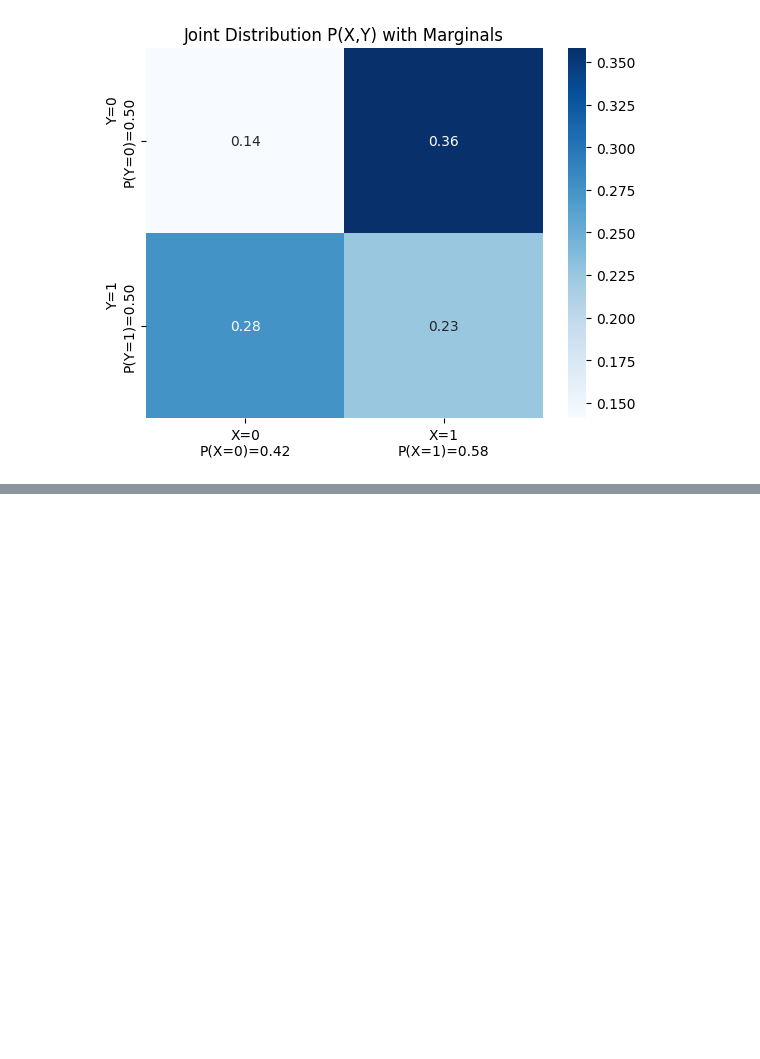
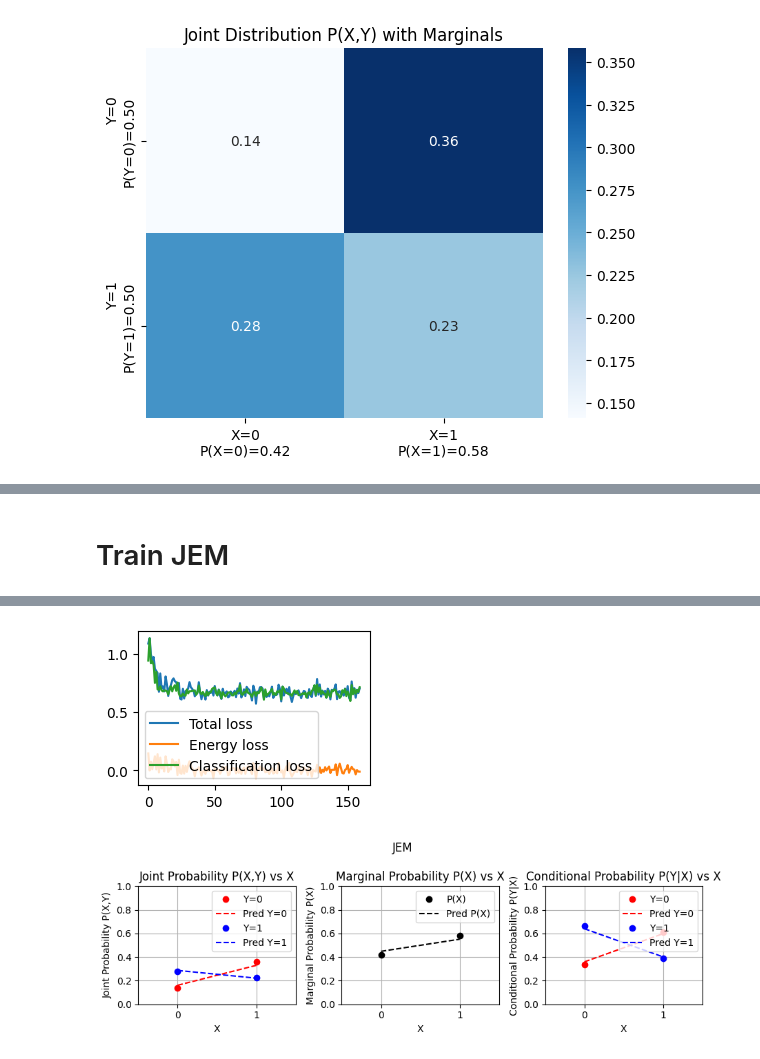
Before and after one commit to EWitting/DSAIT4205-control-dataset, a Jupyter notebook: main.ipynb, the cells around one changed output, grey strips where cells are left out. Cells and saved outputs as stored; diff of their text form; code cells hidden in the pictures; blank space fills up the shorter version.

```diff
--- a/main.ipynb
+++ b/main.ipynb
@@ -77,0 +152,60 @@ plt.show()
+# %% [markdown]
+# Train JEM
+# %%
+model = torch.nn.Linear(1, 2)
+dataloader = torch.utils.data.DataLoader(data_sample, batch_size=64, shuffle=True)
+optimizer = torch.optim.Adam(model.parameters(), lr=0.05)
+losses = []
+energy_losses = []
+clf_losses = []
+for epoch in range(10):
+    for batch in tqdm(dataloader, desc=f'Epoch {epoch}'):
+        x, y = batch[:,0], batch[:,1]
+        x = x.unsqueeze(1).float()
+        y = y.unsqueeze(1).long()
+
+        logits_x = model(x)
+
+        loss_clf = torch.nn.functional.cross_entropy(logits_x, y.flatten())
+
+        # Sample an x proportional to the current model hypothesis
+        with torch.no_grad():
+            # first get model logits for both x values
+            logits = model(torch.Tensor([[0],[1]]).float())
+            energy = -logits
+            exps = torch.exp(-energy)
+            pred_joint = exps / exps.sum(dim=(0,1))
+            pred_marginal = pred_joint.sum(dim=1) # P(x)
+
+            # sample x from P(x)
+            x_sample = np.random.choice(N_FEATURES, size=x.shape[0], p=pred_marginal.numpy().squeeze())
+            x_sample = torch.Tensor([x_sample]).T
+
+        energy_x = -torch.logsumexp(logits_x, dim=1)
+        logits_x_sample = model(x_sample)
+        energy_x_sample = -torch.logsumexp(logits_x_sample, dim=1)
+
+        loss_energy = (energy_x - energy_x_sample).mean()
+
+        loss = loss_clf + loss_energy
+
+        loss.backward()
+        optimizer.step()
+        optimizer.zero_grad()
+        losses.append(loss.item())
+        energy_losses.append(loss_energy.item())
+        clf_losses.append(loss_clf.item())
+
+print(f'Final energy loss: {np.mean(energy_losses[-10:]):.3f}')
+print(f'Final classification loss: {np.mean(clf_losses[-10:]):.3f}')
+print(f'Final total loss: {np.mean(losses[-10:]):.3f}')
+
+plt.figure(figsize=(3, 2))
+plt.plot(losses, label='Total loss')
+plt.plot(energy_losses, label='Energy loss')
+plt.plot(clf_losses, label='Classification loss')
+plt.legend()
+plt.show()
+
+show_model_properties(model, title='JEM')
+# %% [output]
@@ -77,0 +215,2 @@ plt.show()
+[figure, added]
+[figure, added]
```
Also changed, not shown: parts of 6 cells of this notebook, 6 other files.
